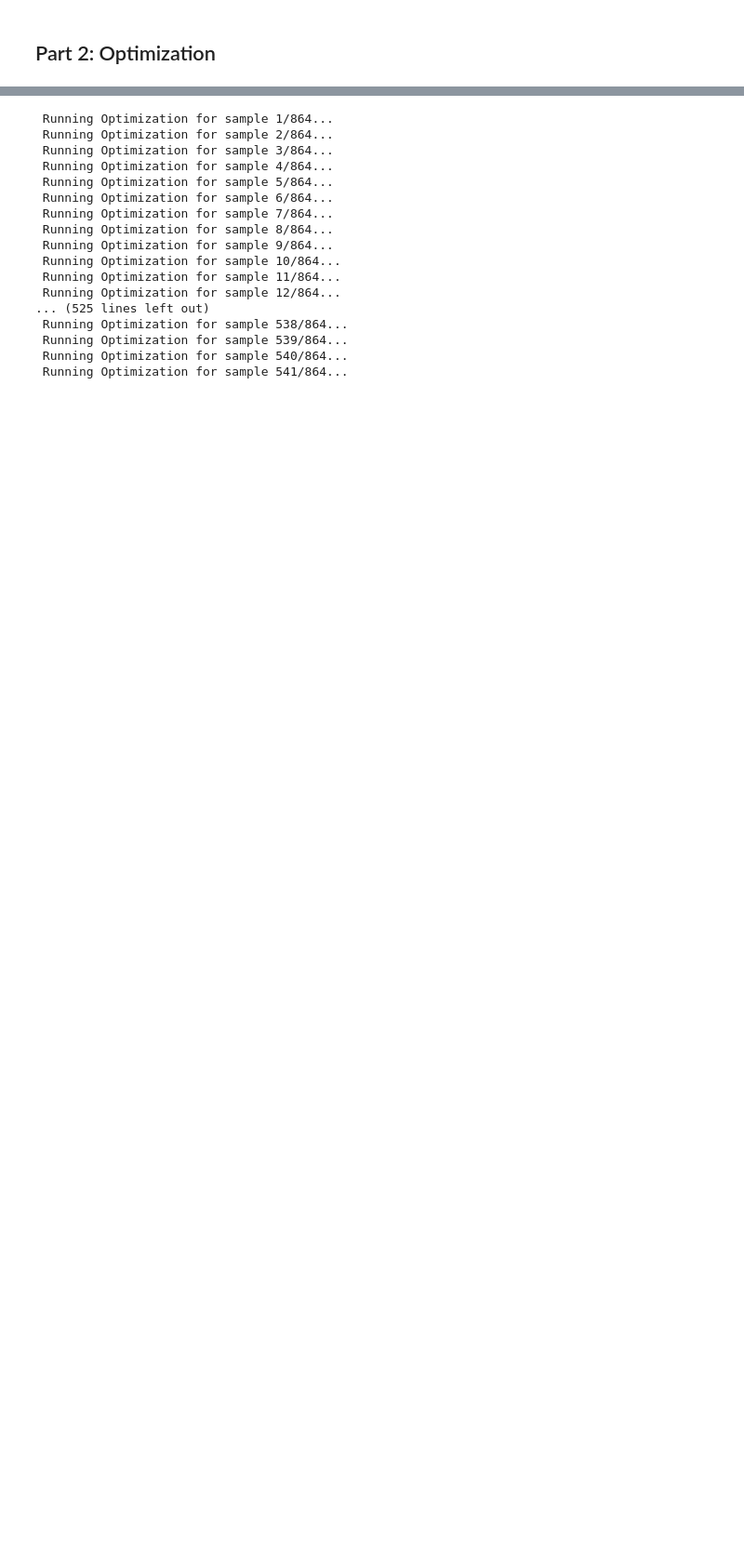
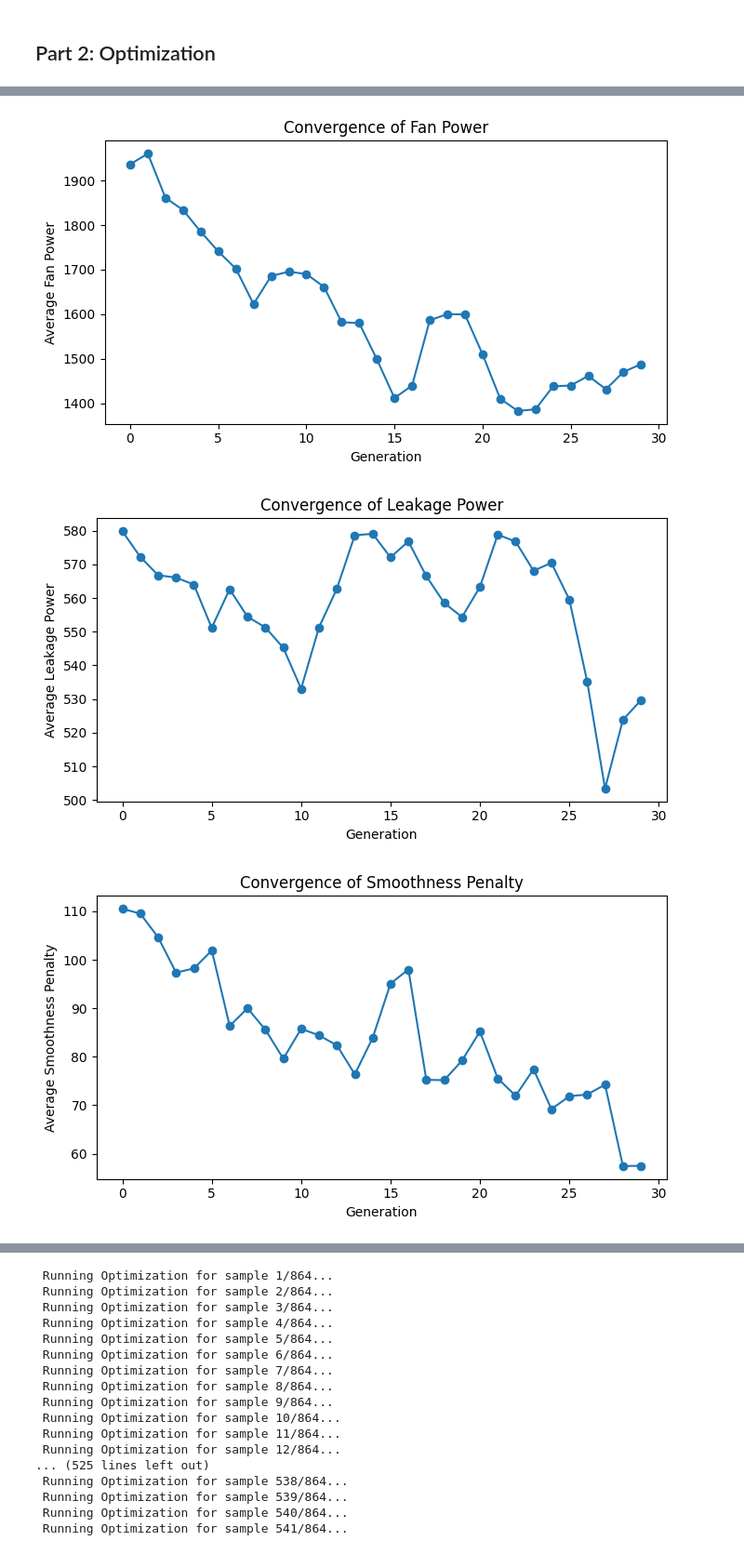
Before and after one commit to Prithiviraj7R/data-center-modeling, a Jupyter notebook: changes_model/all_optimizations.ipynb, the cells around one changed output, grey strips where cells are left out. Shown at 93% size. Drawn from its saved outputs; the diff is of its cells as text; code cells hidden in the pictures; blank space fills up the shorter version.

Commit message:
convergence visualization added

```diff
--- a/changes_model/all_optimizations.ipynb
+++ b/changes_model/all_optimizations.ipynb
@@ -557,7 +559,6 @@ def get_optimal_fan_speed_nsga2(model, data_sample, k_step, generations=20, popu
     toolbox.register("population", tools.initRepeat, list, toolbox.individual)
 
     def evaluate(individual):
-        # new_fan_speeds = [max(0, min(5, alpha * v_t)) for alpha in individual]
         new_fan_speeds = individual
         forecast_temps = get_forecast_temp(model, data_sample, new_fan_speeds)
 
@@ -574,19 +575,50 @@ def get_optimal_fan_speed_nsga2(model, data_sample, k_step, generations=20, popu
 
     population = toolbox.population(n=population_size)
 
-    algorithms.eaMuPlusLambda(population, toolbox, mu=population_size, lambda_=population_size, cxpb=0.5, mutpb=0.2,
-                               ngen=generations, stats=None, halloffame=None, verbose=False)
+    # Track average objective values per generation
+    avg_obj_history = []
 
+    def stats_generation(population):
+        # Collect the fitness values of each individual in the population
+        obj_values = [ind.fitness.values for ind in population]
+        avg_obj = np.mean(obj_values, axis=0)
+        return avg_obj
+
+    # Evolution process
+    for gen in range(generations):
+        algorithms.eaMuPlusLambda(population, toolbox, mu=population_size, lambda_=population_size, cxpb=0.5, mutpb=0.2,
+                                   ngen=1, stats=None, halloffame=None, verbose=False)
+
+        # Track the average objective values of the population
+        avg_obj = stats_generation(population)
+        avg_obj_history.append(avg_obj)
+
+    # Get Pareto front
     pareto_front = tools.sortNondominated(population, len(population), first_front_only=True)[0]
 
+    # Prepare final results
     pareto_data = [
         {
             "scaled_factors": list(ind),
             "objectives": ind.fitness.values,
-            # "fan_speeds": [max(0, min(5, alpha * v_t)) for alpha in ind]
             "fan_speeds": ind,
         } for ind in pareto_front
     ]
 
     best_solution = apply_topsis(pareto_data)
+
+    # === Plot separate convergence curves ===
+    avg_obj_history = np.array(avg_obj_history)
+    obj_labels = ["Fan Power", "Leakage Power", "Smoothness Penalty"]
+
+    for i in range(avg_obj_history.shape[1]):
+        plt.figure(figsize=(7, 4))
+        plt.plot(avg_obj_history[:, i], marker='o', color='tab:blue')
+        plt.title(f"Convergence of {obj_labels[i]}")
+        plt.xlabel("Generation")
+        plt.ylabel(f"Average {obj_labels[i]}")
+        # plt.grid(True)
+        plt.tight_layout()
+        plt.show()
+
     return pareto_data, best_solution
@@ -721,4 +774,7 @@ def run_optimization(model, test_loader, method="nsga2", generations=20, populat
             sample += 1
             print(f" Running Optimization for sample {sample}/864...")
 
+            break
+        break
+
     return results, time_taken
@@ -725,2 +783,6 @@ def run_optimization(model, test_loader, method="nsga2", generations=20, populat
 # %%
-# results, time_taken = run_optimization(trained_model, test_loader, method="nsga2", generations=20, population_size=30)
+results, time_taken = run_optimization(trained_model, test_loader, method="nsga2", generations=30, population_size=30)
+# %% [output]
+[figure, added]
+[figure, added]
+[figure, added]
```
Also changed, not shown: parts of 8 cells of this notebook, 2 other files.
